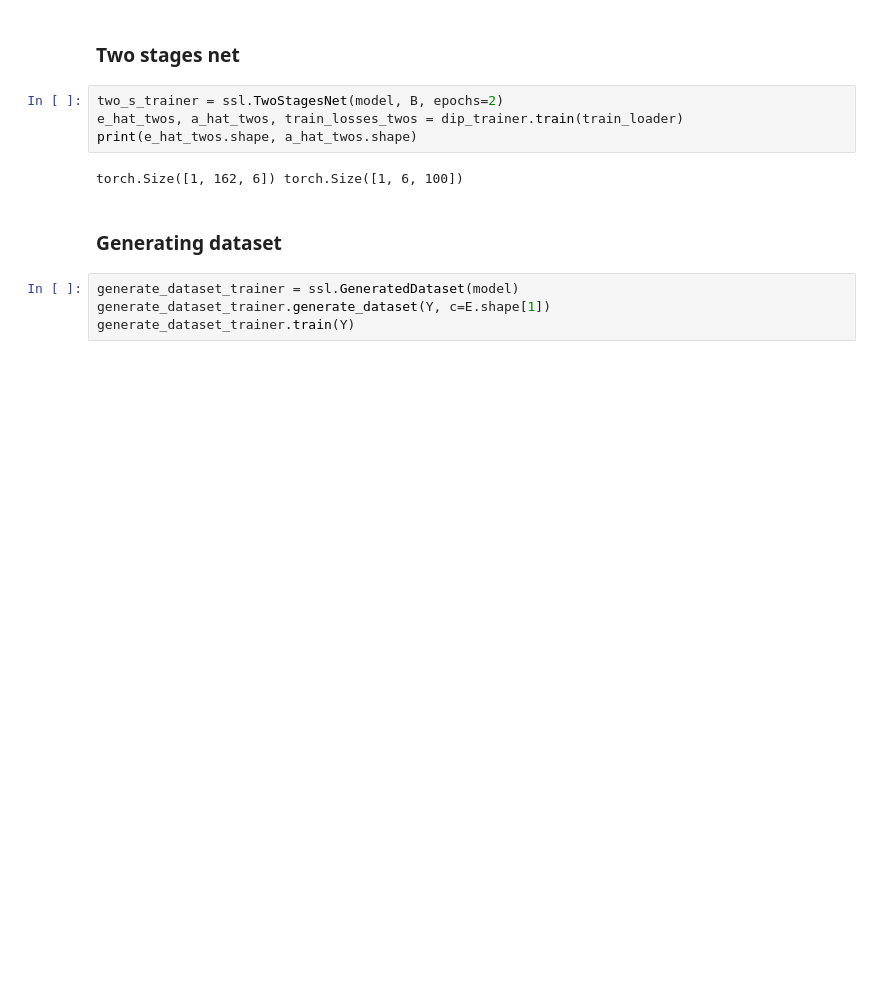
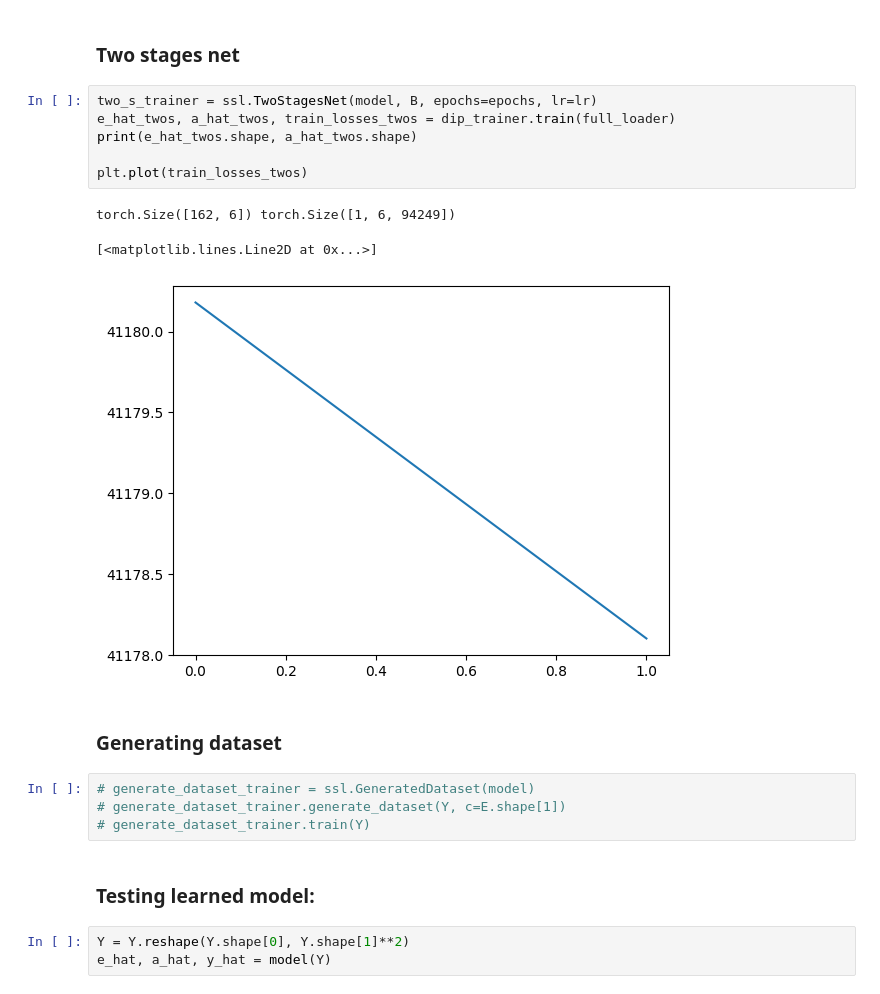
Before and after one commit to edabier/SS-HSU_benchmark, a Jupyter notebook: global_test.ipynb, the cells around one changed output. Cells and saved outputs as stored; diff of their text form; blank space fills up the shorter version.

```diff
--- a/global_test.ipynb
+++ b/global_test.ipynb
@@ -88,14 +106,23 @@ print(e_hat_dip.shape, a_hat_dip.shape)
 # %% [markdown]
 ### Two stages net
 # %%
-two_s_trainer = ssl.TwoStagesNet(model, B, epochs=2)
-e_hat_twos, a_hat_twos, train_losses_twos = dip_trainer.train(train_loader)
+two_s_trainer = ssl.TwoStagesNet(model, B, epochs=epochs, lr=lr)
+e_hat_twos, a_hat_twos, train_losses_twos = dip_trainer.train(full_loader)
 print(e_hat_twos.shape, a_hat_twos.shape)
+
+plt.plot(train_losses_twos)
 # %% [output]
-torch.Size([1, 162, 6]) torch.Size([1, 6, 100])
+torch.Size([162, 6]) torch.Size([1, 6, 94249])
+[<matplotlib.lines.Line2D at 0x...>]
+[figure, added]
 # %% [markdown]
 ### Generating dataset
 # %%
-generate_dataset_trainer = ssl.GeneratedDataset(model)
-generate_dataset_trainer.generate_dataset(Y, c=E.shape[1])
-generate_dataset_trainer.train(Y)
+# generate_dataset_trainer = ssl.GeneratedDataset(model)
+# generate_dataset_trainer.generate_dataset(Y, c=E.shape[1])
+# generate_dataset_trainer.train(Y)
+# %% [markdown]
+### Testing learned model:
+# %%
+Y = Y.reshape(Y.shape[0], Y.shape[1]**2)
+e_hat, a_hat, y_hat = model(Y)
```
Also changed, not shown: parts of 15 cells of this notebook, 5 other files.
